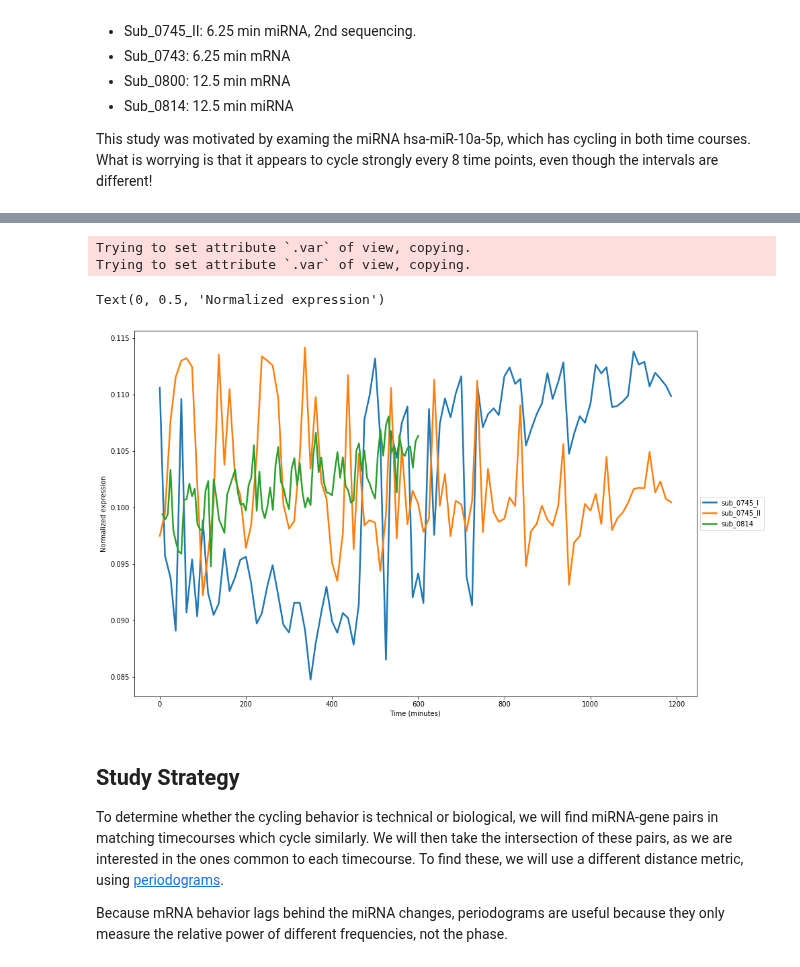
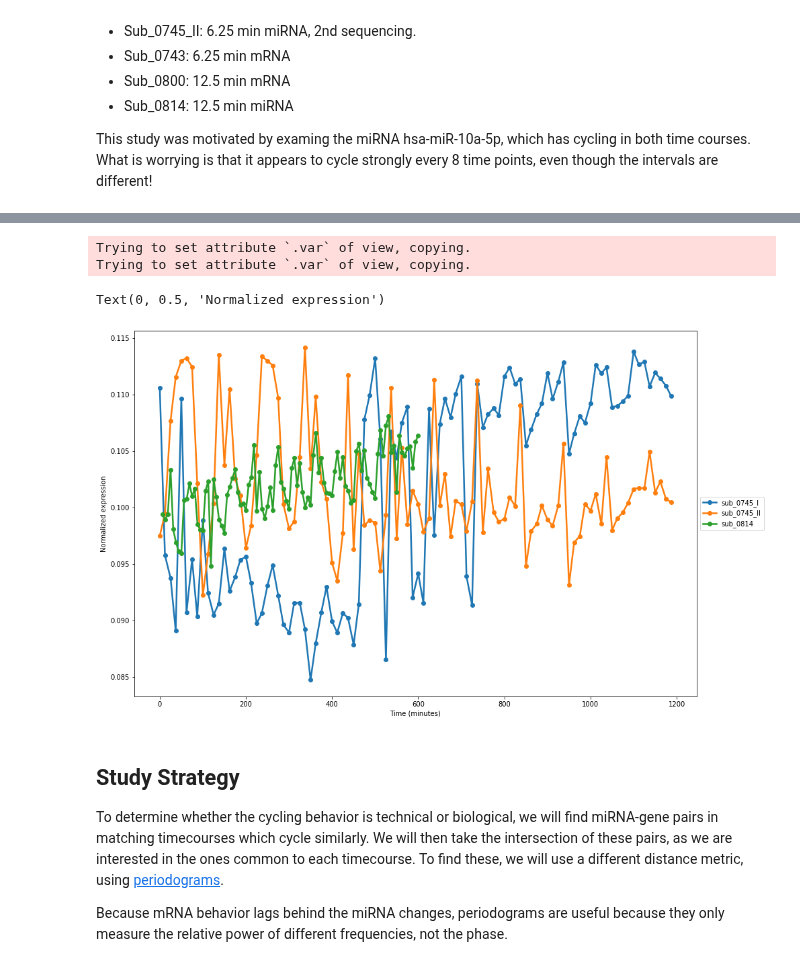
Before and after one commit to JohnWSteill/jlab_proj, a Jupyter notebook: Somite_Cycle_Study.ipynb, the cells around one changed output, grey strips where cells are left out. Cells and saved outputs as stored; diff of their text form; code cells hidden in the pictures.

```diff
--- a/Somite_Cycle_Study.ipynb
+++ b/Somite_Cycle_Study.ipynb
@@ -20,27 +17,27 @@ The autoreload extension is already loaded. To reload it, use:
 # %%
 
 import somite_study_library as lib
 
 
 (sub_0745_I, sub_0745_II, sub_0743, sub_0800, sub_0814) = lib.load_top_expressed_preprocessed_data()
 fig = lib.plt.figure(figsize=(15,10))
 ax = fig.add_subplot(111)
 miRNA_of_interest = 'hsa-miR-10a-5p'
 #figsize=(15,20)
 
 for miRNA_set, label in zip((sub_0745_I, sub_0745_II, sub_0814), ('sub_0745_I','sub_0745_II', 'sub_0814')):
     position = list(miRNA_set.var.index).index(miRNA_of_interest)
     y = miRNA_set.X[:,position]
     x = miRNA_set.obs.time
-    ax.plot(x,y/lib.np.linalg.norm(y), label=label, linewidth=2.5)
+    ax.plot(x,y/lib.np.linalg.norm(y), label=label, linewidth=2.5,marker='o')
     ax.legend(loc='center left', bbox_to_anchor=(1, 0.5))
 ax.set_xlabel('Time (minutes)')
 ax.set_ylabel('Normalized expression')
 # %% [output]
 Trying to set attribute `.var` of view, copying.
 Trying to set attribute `.var` of view, copying.
 Text(0, 0.5, 'Normalized expression')
-[figure, old version]
+[figure, new version]
 # %% [markdown]
 ## Study Strategy
 
```
Also changed, not shown: parts of 1 cell of this notebook.
